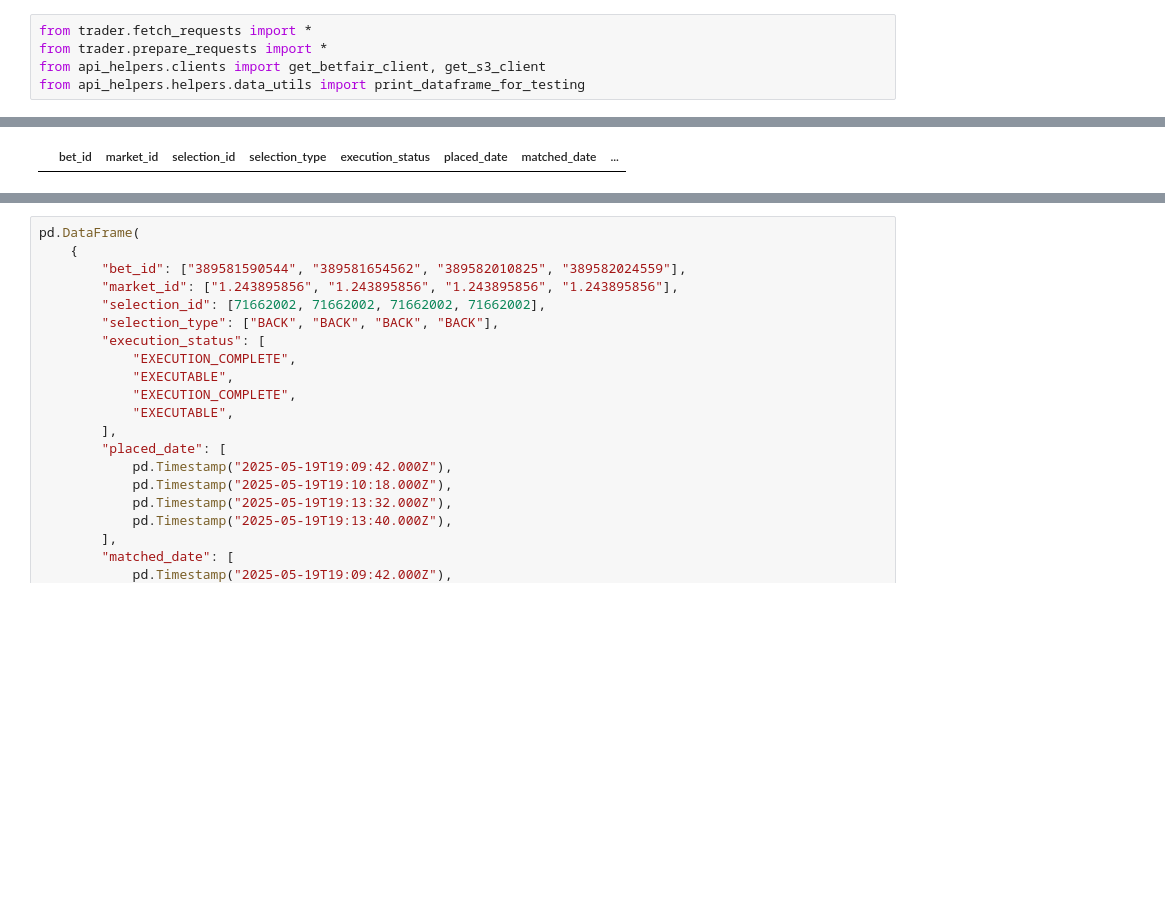
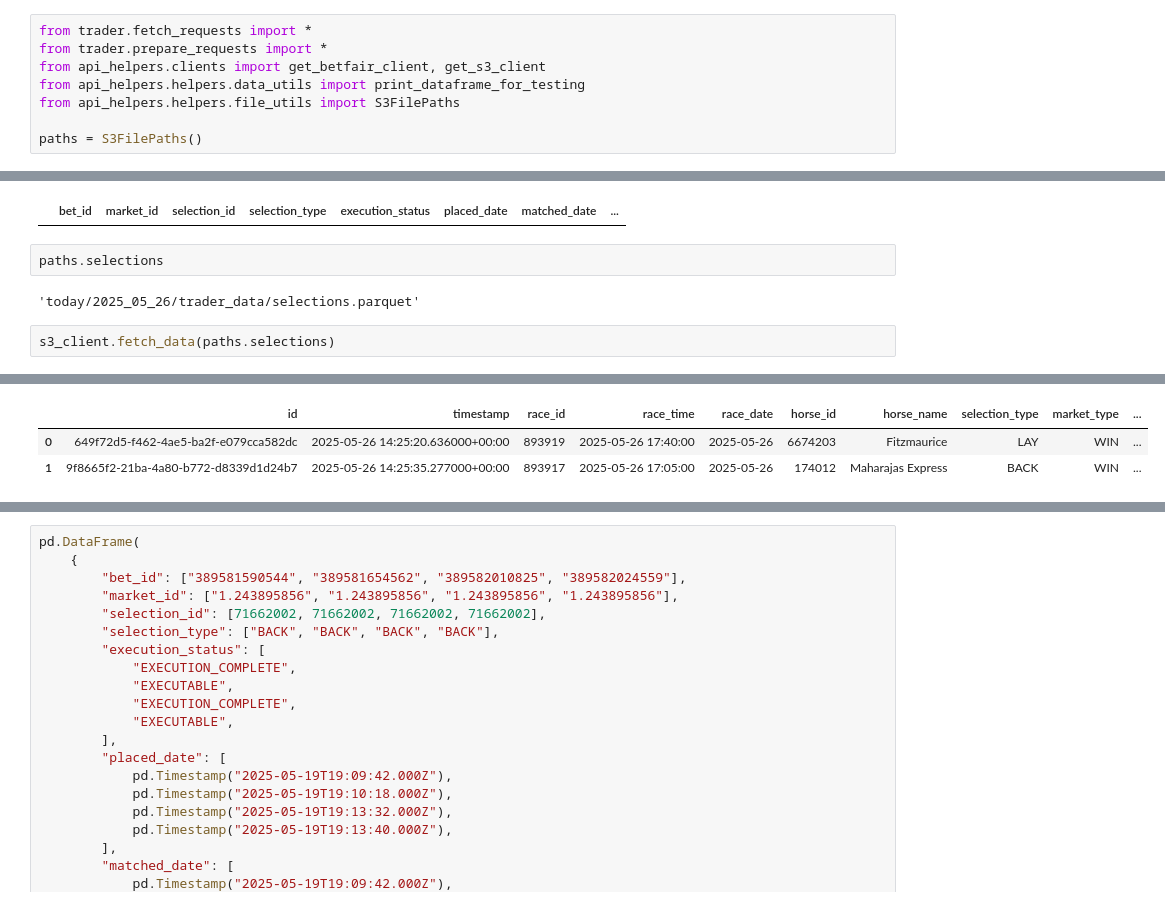
Before and after one commit to twattley/racing-api-project, a Jupyter notebook: notebooks/trader.ipynb, the cells around one changed output, grey strips where cells are left out. Cells and saved outputs as stored; diff of their text form; blank space fills up the shorter version.

```diff
--- a/notebooks/trader.ipynb
+++ b/notebooks/trader.ipynb
@@ -12,6 +12,9 @@ from trader.fetch_requests import *
 from trader.prepare_requests import *
 from api_helpers.clients import get_betfair_client, get_s3_client
 from api_helpers.helpers.data_utils import print_dataframe_for_testing
+from api_helpers.helpers.file_utils import S3FilePaths
+
+paths = S3FilePaths()
 # %%
 betfair_client = get_betfair_client()
 s3_client = get_s3_client()
@@ -24,3 +27,10 @@ co = betfair_client.get_current_orders()
 co
 # %% [output]
 |  | bet_id | market_id | selection_id | selection_type | execution_status | placed_date | matched_date | ... |
+# %%
+paths.selections
+# %% [output]
+'today/2025_05_26/trader_data/selections.parquet'
+# %%
+s3_client.fetch_data(paths.selections)
+# %% [output]
@@ -27,3 +38,6 @@ co
+|  | id | timestamp | race_id | race_time | race_date | horse_id | horse_name | selection_type | market_type | ... |
+| 0 | 649f72d5-f462-4ae5-ba2f-e079cca582dc | 2025-05-26 14:25:20.636000+00:00 | 893919 | 2025-05-26 17:40:00 | 2025-05-26 | 6674203 | Fitzmaurice | LAY | WIN | ... |
+| 1 | 9f8665f2-21ba-4a80-b772-d8339d1d24b7 | 2025-05-26 14:25:35.277000+00:00 | 893917 | 2025-05-26 17:05:00 | 2025-05-26 | 174012 | Maharajas Express | BACK | WIN | ... |
 # %%
 betting_data = fetch_betting_data(s3_client, betfair_client)
 requests_data = prepare_request_data(betting_data)
```
Also changed, not shown: parts of 4 cells of this notebook.
